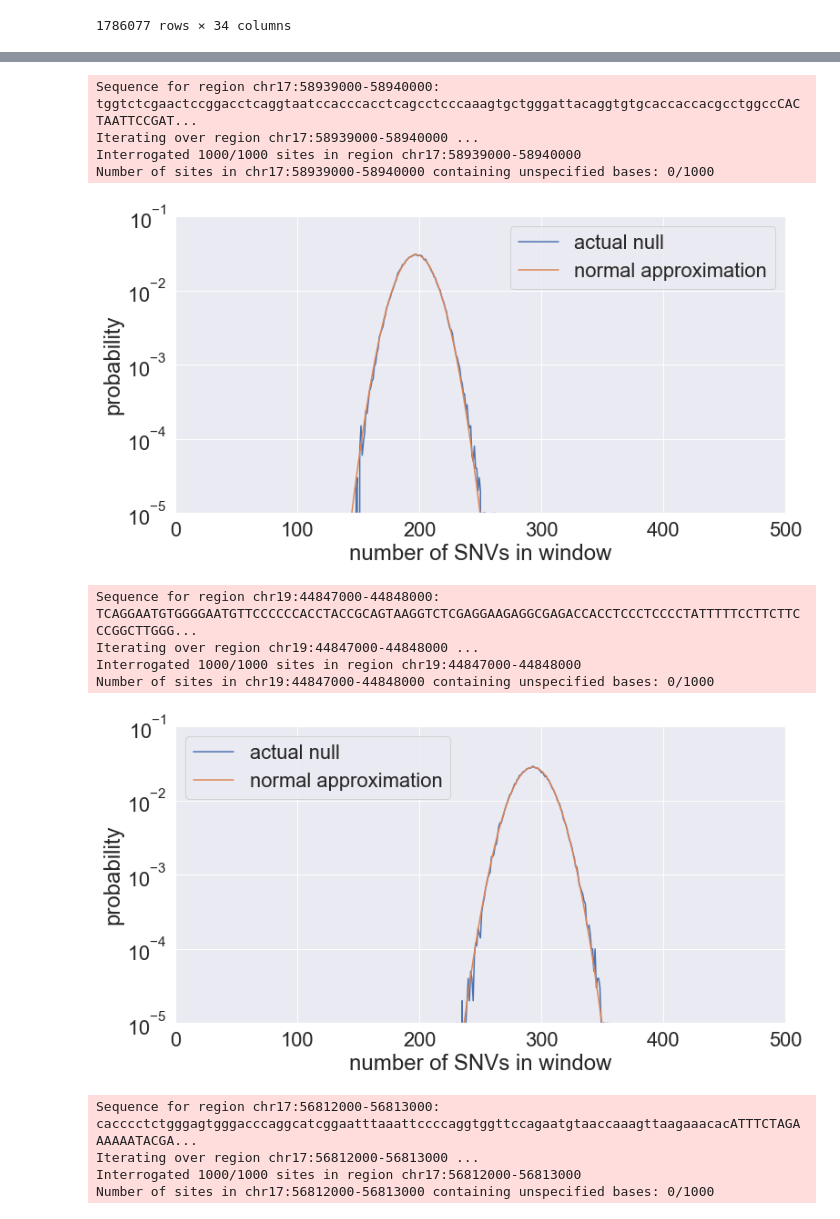
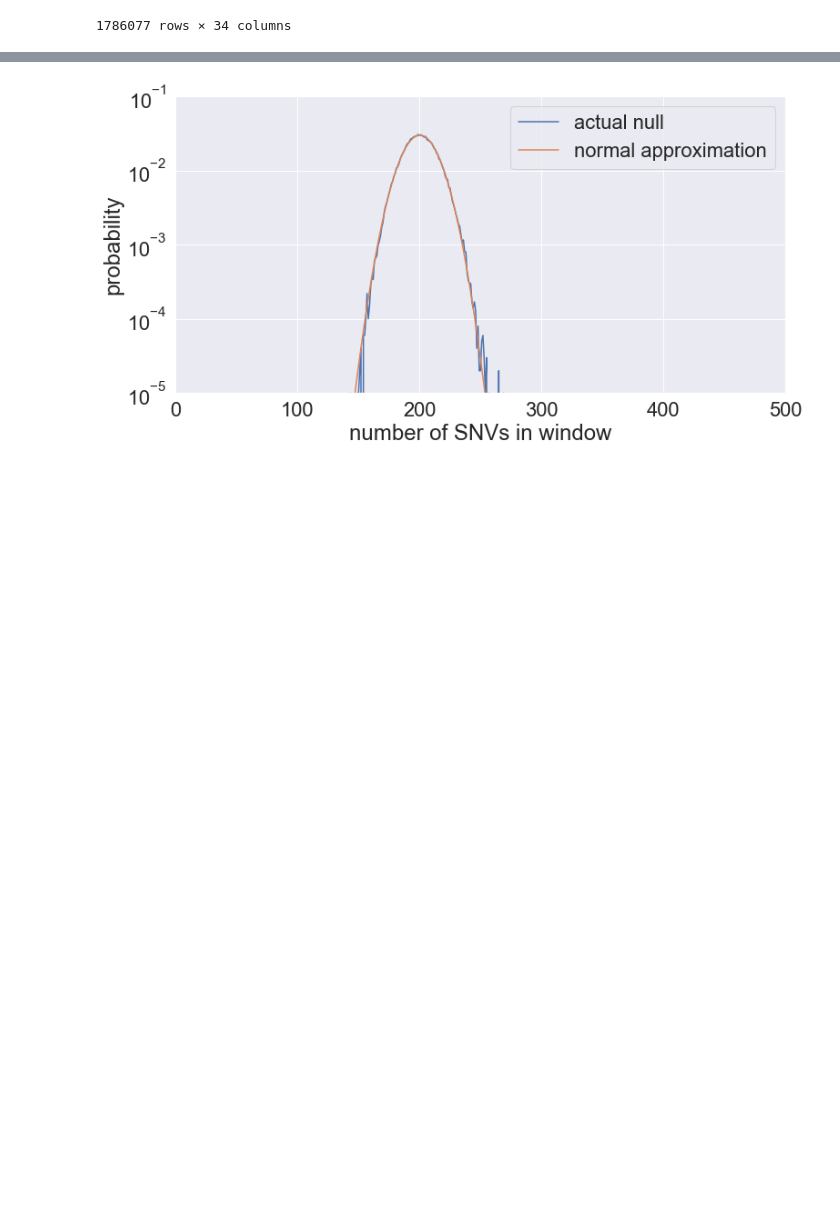
Before and after one commit to quinlan-lab/constraint-tools, a Jupyter notebook: experiments/germline-model/chen-et-al-2022/QQ-plot-for-noncoding-windows.ipynb, the cells around one changed output, grey strips where cells are left out. Saved outputs shown, nothing was run; the diff lists cells and outputs as text; code cells hidden in the pictures; blank space fills up the shorter version.

```diff
--- a/experiments/germline-model/chen-et-al-2022/QQ-plot-for-noncoding-windows.ipynb
+++ b/experiments/germline-model/chen-et-al-2022/QQ-plot-for-noncoding-windows.ipynb
@@ -134,20 +104,4 @@ Number of sites in chr3:147308000-147309000 containing unspecified bases: 0/1000
 # %%
-plot_estimated_vs_actual_null_distribution(fetch_constrained_windows(windows_scores_annotations_noncoding).sample(n=5))
+plot_estimated_vs_actual_null_distribution(fetch_constrained_windows(windows_scores_annotations_noncoding).sample(n=1))
 # %% [output]
-Sequence for region chr17:58939000-58940000:
-tggtctcgaactccggacctcaggtaatccacccacctcagcctcccaaagtgctgggattacaggtgtgcaccaccacgcctggccCACTAATTCCGAT...
-Iterating over region chr17:58939000-58940000 ...
-Interrogated 1000/1000 sites in region chr17:58939000-58940000
-Number of sites in chr17:58939000-58940000 containing unspecified bases: 0/1000
-[figure, old version]
+[figure, new version]
-Sequence for region chr19:44847000-44848000:
-TCAGGAATGTGGGGAATGTTCCCCCCACCTACCGCAGTAAGGTCTCGAGGAAGAGGCGAGACCACCTCCCTCCCCTATTTTTCCTTCTTCCCGGCTTGGG...
-Iterating over region chr19:44847000-44848000 ...
-Interrogated 1000/1000 sites in region chr19:44847000-44848000
-Number of sites in chr19:44847000-44848000 containing unspecified bases: 0/1000
-[figure, removed]
-Sequence for region chr17:56812000-56813000:
-cacccctctgggagtgggacccaggcatcggaatttaaattccccaggtggttccagaatgtaaccaaagttaagaaacacATTTCTAGAAAAAATACGA...
-Iterating over region chr17:56812000-56813000 ...
-Interrogated 1000/1000 sites in region chr17:56812000-56813000
-Number of sites in chr17:56812000-56813000 containing unspecified bases: 0/1000
```
Also changed, not shown: parts of 13 cells of this notebook.
